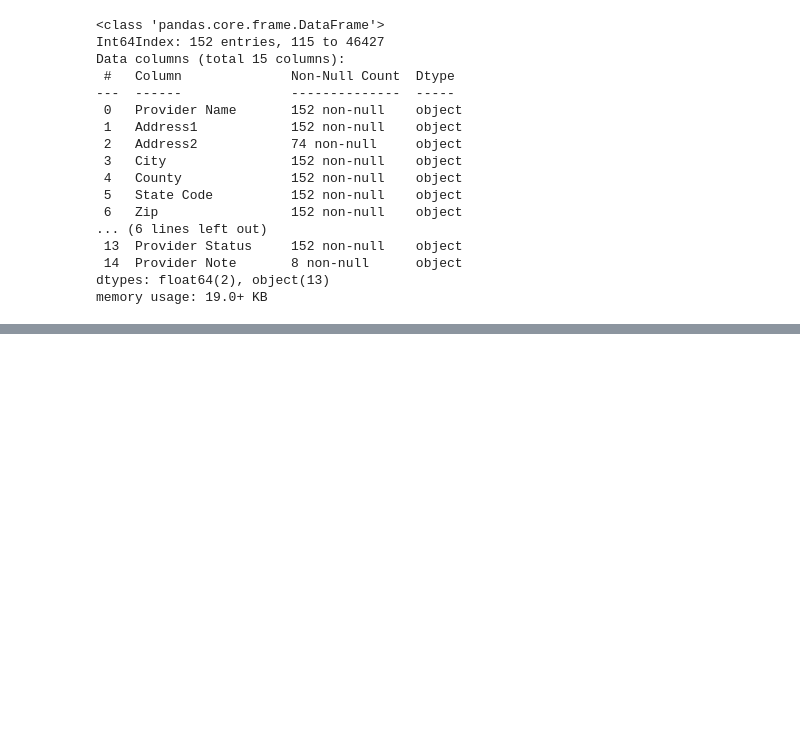
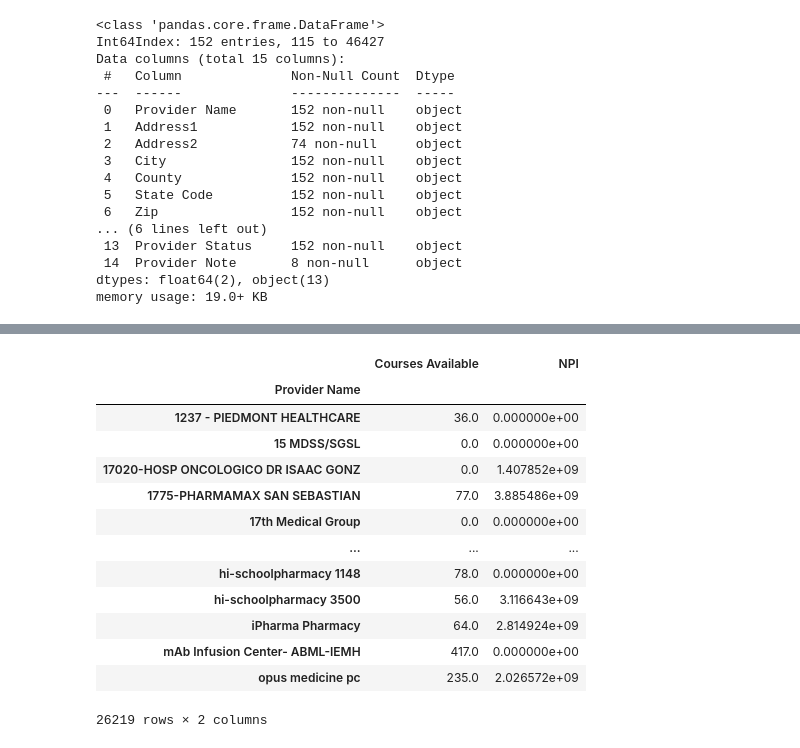
Before and after one commit to candacepedraza61/antivirals, a Jupyter notebook: antiviral-notebook.ipynb, the cells around one changed output, grey strips where cells are left out. Saved outputs shown, nothing was run; the diff lists cells and outputs as text; code cells hidden in the pictures; blank space fills up the shorter version.

```diff
--- a/antiviral-notebook.ipynb
+++ b/antiviral-notebook.ipynb
@@ -283,0 +317,17 @@ dtype: int64
+# %%
+df_kings
+# %% [output]
+|  | Courses Available | NPI |
+| Provider Name |  |  |
+| 1237 - PIEDMONT HEALTHCARE | 36.0 | 0.000000e+00 |
+| 15 MDSS/SGSL | 0.0 | 0.000000e+00 |
+| 17020-HOSP ONCOLOGICO DR ISAAC GONZ | 0.0 | 1.407852e+09 |
+| 1775-PHARMAMAX SAN SEBASTIAN | 77.0 | 3.885486e+09 |
+| 17th Medical Group | 0.0 | 0.000000e+00 |
+| ... | ... | ... |
+| hi-schoolpharmacy 1148 | 78.0 | 0.000000e+00 |
+| hi-schoolpharmacy 3500 | 56.0 | 3.116643e+09 |
+| iPharma Pharmacy | 64.0 | 2.814924e+09 |
+| mAb Infusion Center- ABML-IEMH | 417.0 | 0.000000e+00 |
+| opus medicine pc | 235.0 | 2.026572e+09 |
+26219 rows × 2 columns
```
Also changed, not shown: parts of 17 cells of this notebook.
